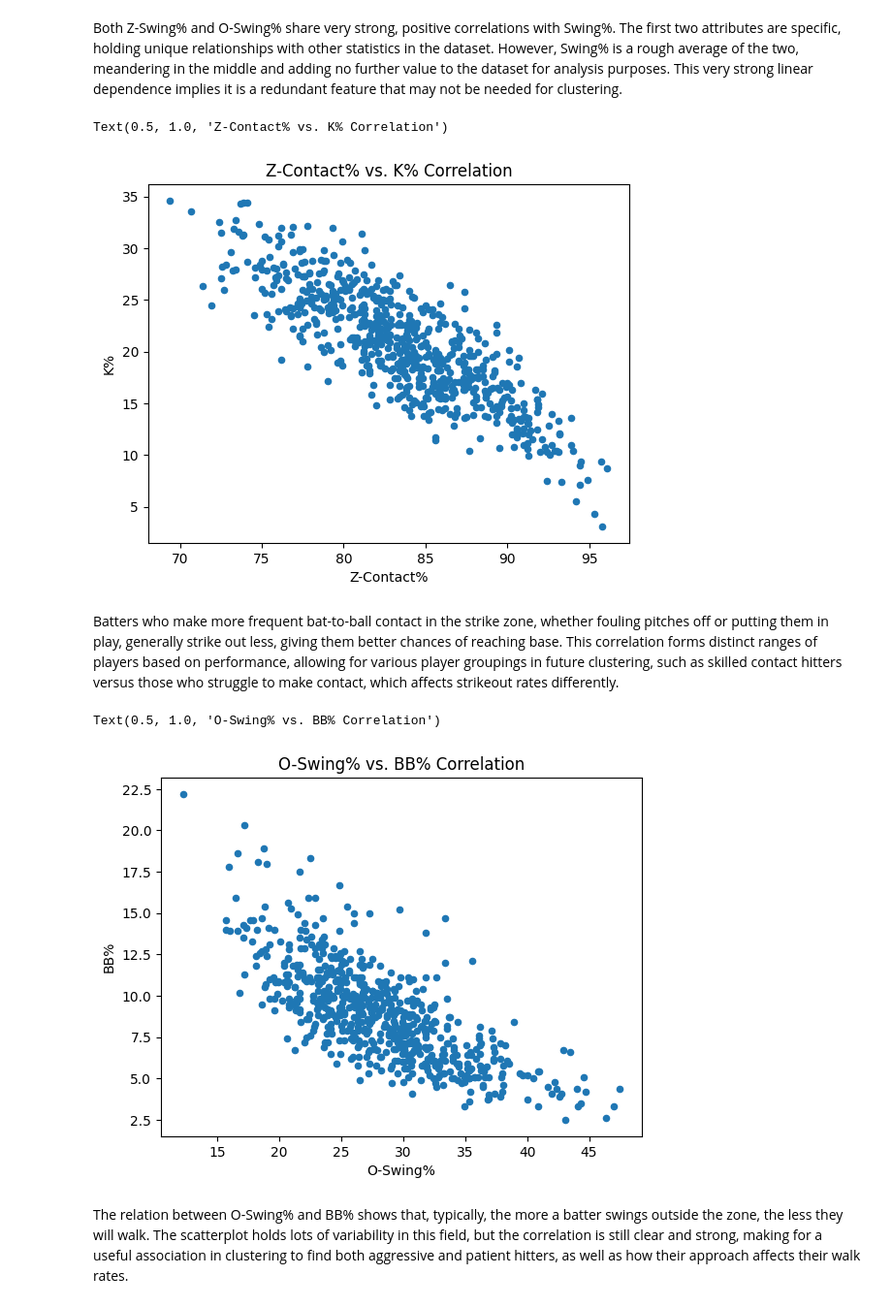
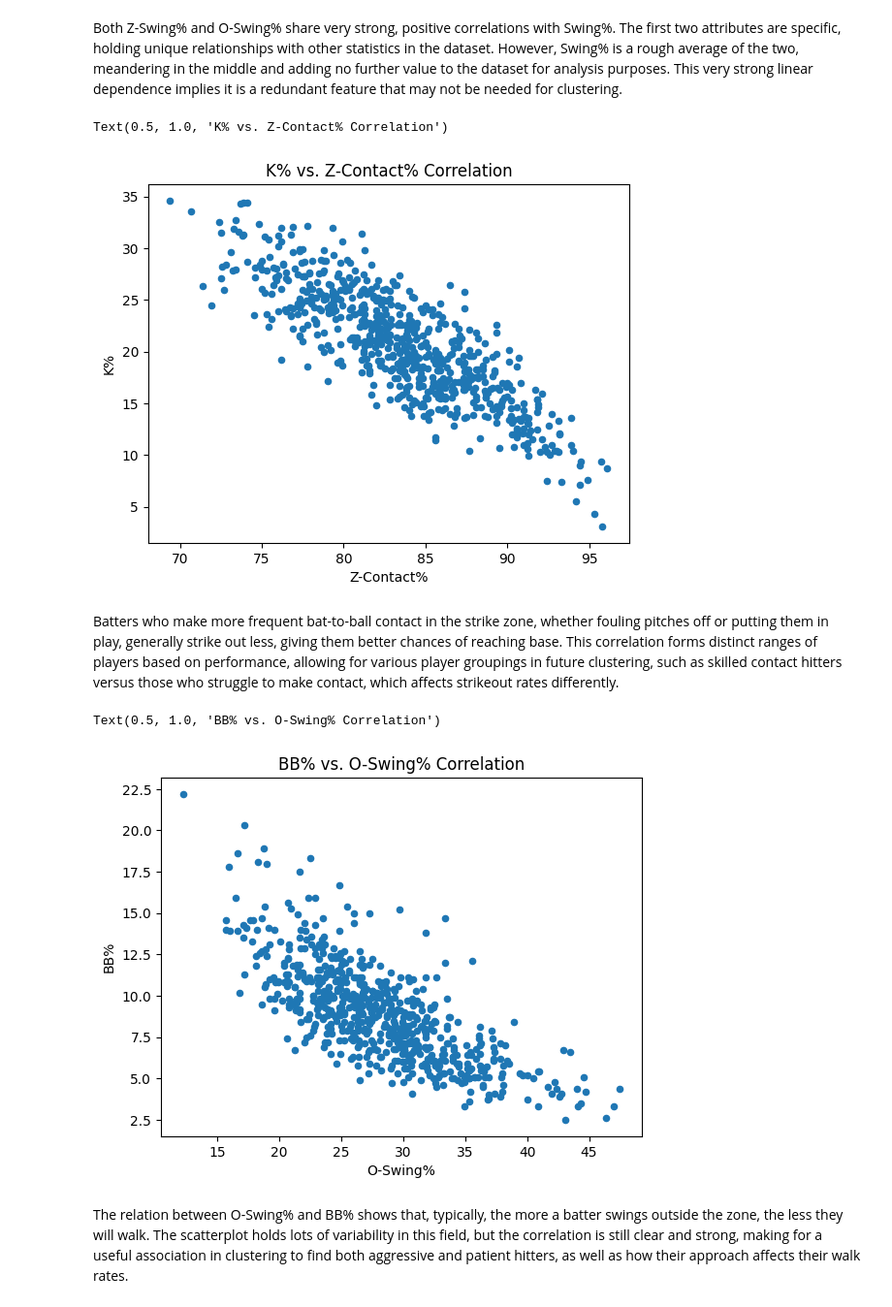
Before and after one commit to Chris83848/MLB-Data-Mining, a Jupyter notebook: notebooks/EDA.ipynb, the cells around one changed output. Shown at 97% size. Cells and saved outputs as stored; diff of their text form; code cells hidden in the pictures.

```diff
--- a/notebooks/EDA.ipynb
+++ b/notebooks/EDA.ipynb
@@ -298,12 +298,12 @@ Both Z-Swing% and O-Swing% share very strong, positive correlations with Swing%.
 # %%
 # Build and show scatterplot
 df.plot.scatter(x="iz_contact_percent", y="k_percent")
 plt.xlabel("Z-Contact%")
 plt.ylabel("K%")
-plt.title("Z-Contact% vs. K% Correlation")
+plt.title("K% vs. Z-Contact% Correlation")
 # %% [output]
-Text(0.5, 1.0, 'Z-Contact% vs. K% Correlation')
+Text(0.5, 1.0, 'K% vs. Z-Contact% Correlation')
-[figure, old version]
+[figure, new version]
 # %% [markdown]
 Batters who make more frequent bat-to-ball contact in the strike zone, whether fouling pitches off or putting them in play, generally strike out less, giving them better chances of reaching base. This correlation forms distinct ranges of players based on performance, allowing for various player groupings in future clustering, such as skilled contact hitters versus those who struggle to make contact, which affects strikeout rates differently.
 # %%
@@ -311,10 +311,10 @@ Batters who make more frequent bat-to-ball contact in the strike zone, whether f
 df.plot.scatter(x="oz_swing_percent", y="bb_percent")
 plt.xlabel("O-Swing%")
 plt.ylabel("BB%")
-plt.title("O-Swing% vs. BB% Correlation")
+plt.title("BB% vs. O-Swing% Correlation")
 # %% [output]
-Text(0.5, 1.0, 'O-Swing% vs. BB% Correlation')
+Text(0.5, 1.0, 'BB% vs. O-Swing% Correlation')
-[figure, old version]
+[figure, new version]
 # %% [markdown]
 The relation between O-Swing% and BB% shows that, typically, the more a batter swings outside the zone, the less they will walk. The scatterplot holds lots of variability in this field, but the correlation is still clear and strong, making for a useful association in clustering to find both aggressive and patient hitters, as well as how their approach affects their walk rates.
 # %%
```
Also changed, not shown: parts of 13 cells of this notebook.
